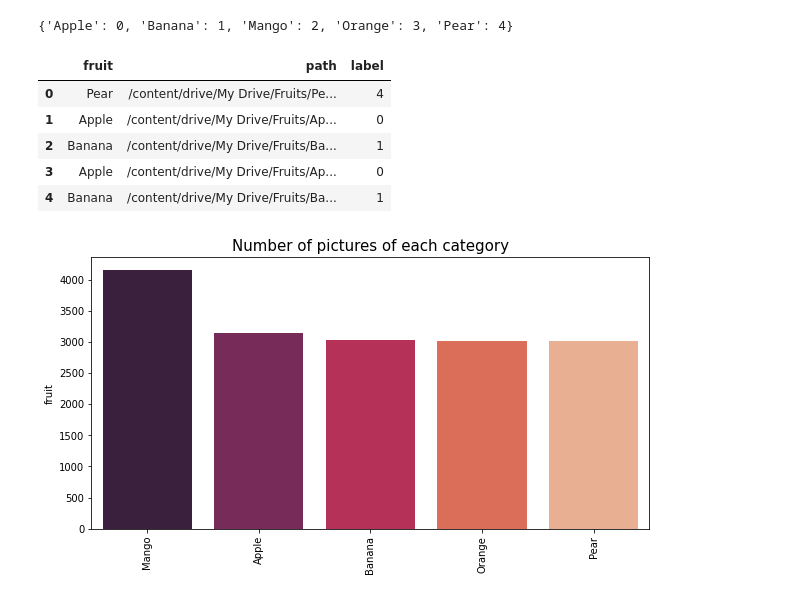
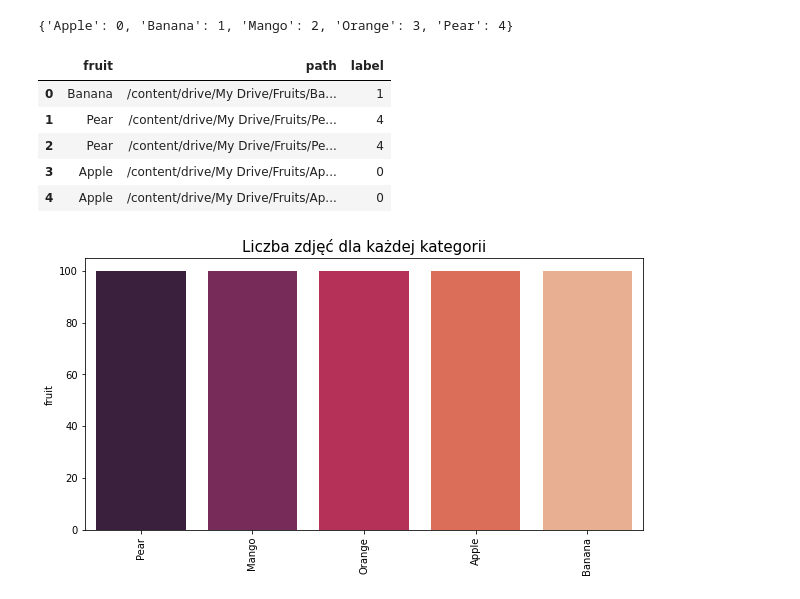
Before and after one commit to infoshareacademy/jdszr2-FrankensteinStranger, a Jupyter notebook: Projekt 4 - Deep Learning/Fruit_recognition.ipynb, the cells around one changed output. Drawn from its saved outputs; the diff is of its cells as text; code cells hidden in the pictures.

```diff
--- a/Projekt 4 - Deep Learning/Fruit_recognition.ipynb
+++ b/Projekt 4 - Deep Learning/Fruit_recognition.ipynb
@@ -20,20 +26,28 @@ from sklearn.utils import shuffle
 # %%
 # funkcja do pobierania zdjęć z folderu
+# parametr no_to_load = ilość zdjęć do pobrania z każdego folderku (dla każdego owocka)
 
-def load_from_folder(folder, only_path = False, label = ""):
+def load_from_folder(folder, only_path = False, label = "", no_to_load = 0):
+    counter = 0
     if only_path == False:
         images = []
         for filename in os.listdir(folder):
-            img = plt.imread(os.path.join(folder,filename))
-            if img is not None:
-                images.append(img)
+          counter+=1
+          if counter > no_to_load:
+            break
+          img = plt.imread(os.path.join(folder,filename))
+          if img is not None:
+              images.append(img)
         return images
     else:
         path = []
         for filename in os.listdir(folder):
-            img_path = os.path.join(folder,filename)
-            if img_path is not None:
-                path.append([label,img_path])
+          counter+=1
+          if counter > no_to_load:
+            break
+          img_path = os.path.join(folder,filename)
+          if img_path is not None:
+              path.append([label,img_path])
         return path
 # %%
 # lista folderów, w których są zdjecia na drivie
@@ -54,7 +68,7 @@ images = []
 
 for file_path in files:
     if "png" in os.listdir(file_path)[0]:
-        images += load_from_folder(file_path,True,label = file_path.split("/")[-1])
+        images += load_from_folder(file_path,True,label = file_path.split("/")[-1],no_to_load =100)
 # %%
 # tworzenie df ze ścieżkami i etykietami dla każdego owocu
 
@@ -75,19 +89,19 @@ print(mapper_fruit_names)
 df.head()
 # %% [output]
 |  | fruit | path | label |
-| 0 | Pear | /content/drive/My Drive/Fruits/Pe... | 4 |
-| 1 | Apple | /content/drive/My Drive/Fruits/Ap... | 0 |
-| 2 | Banana | /content/drive/My Drive/Fruits/Ba... | 1 |
+| 0 | Banana | /content/drive/My Drive/Fruits/Ba... | 1 |
+| 1 | Pear | /content/drive/My Drive/Fruits/Pe... | 4 |
+| 2 | Pear | /content/drive/My Drive/Fruits/Pe... | 4 |
 | 3 | Apple | /content/drive/My Drive/Fruits/Ap... | 0 |
-| 4 | Banana | /content/drive/My Drive/Fruits/Ba... | 1 |
+| 4 | Apple | /content/drive/My Drive/Fruits/Ap... | 0 |
 # %%
 # prezentacja liczności poszczególnych klas
 
 value_cnt = df["fruit"].value_counts()
 plt.figure(figsize=(10,5))
 sns.barplot(x = value_cnt.index, y = value_cnt, palette = "rocket")
-plt.title("Number of pictures of each category", fontsize = 15)
+plt.title("Liczba zdjęć dla każdej kategorii", fontsize = 15)
 plt.xticks(rotation=90)
 plt.show()
 # %% [output]
-[figure, old version]
+[figure, new version]
```
Also changed, not shown: parts of 13 cells of this notebook.
